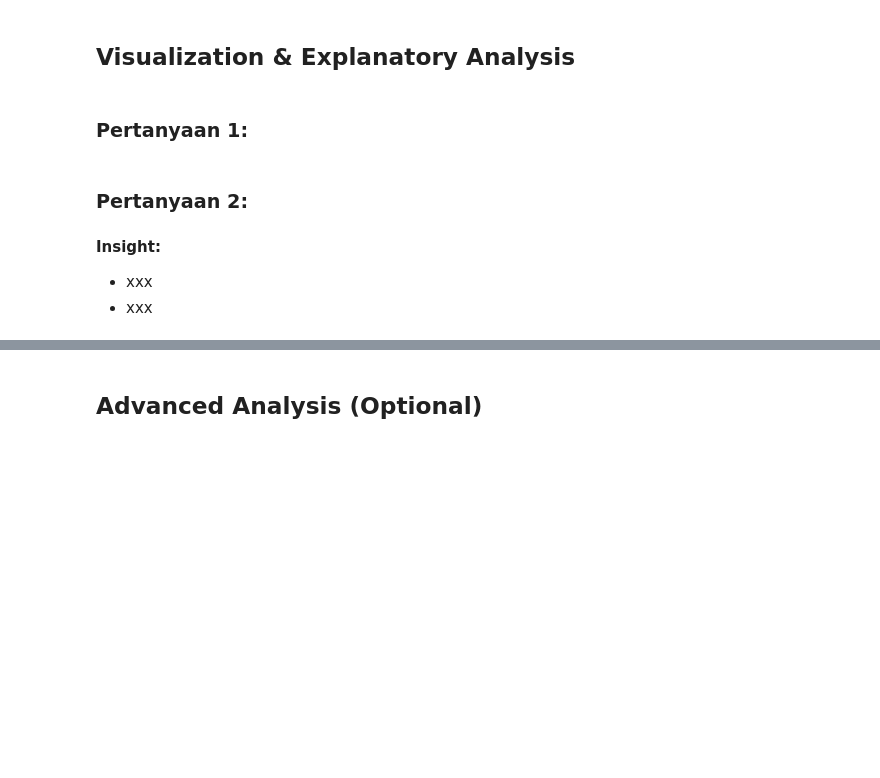
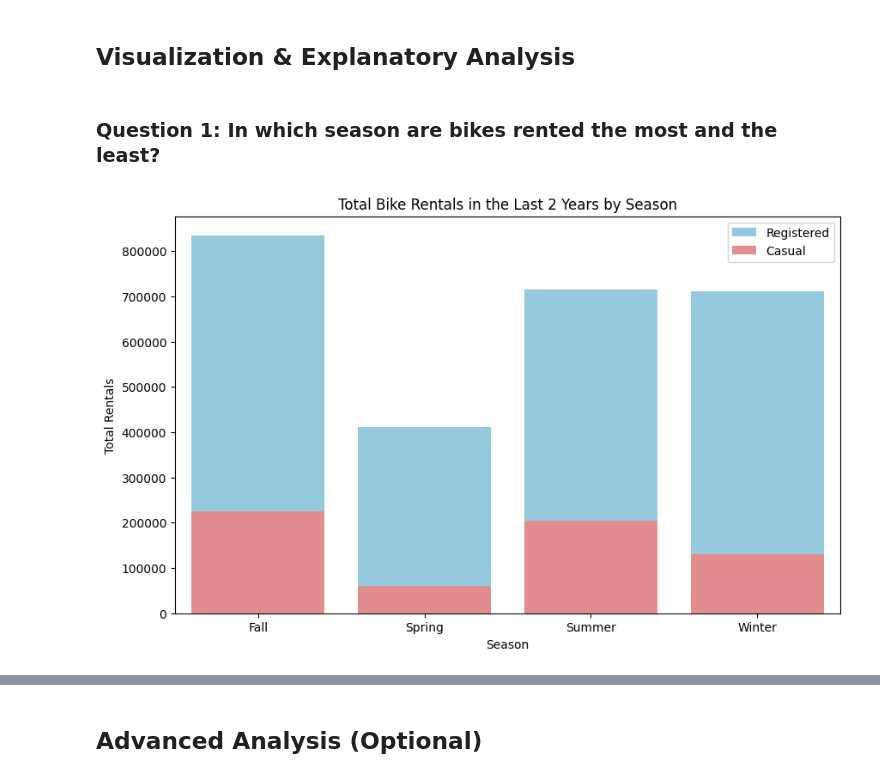
Before and after one commit to ridwaanhall/dicoding-bike-sharing-analysis, a Jupyter notebook: notebook.ipynb, the cells around one changed output, grey strips where cells are left out. Drawn from its saved outputs; the diff is of its cells as text; code cells hidden in the pictures; blank space fills up the shorter version.

```diff
--- a/notebook.ipynb
+++ b/notebook.ipynb
@@ -311,0 +353,10 @@ Several columns were removed as they are not required for the analysis of the de
+# %%
+data_day.rename(columns={
+    'dteday': 'date',
+    'yr': 'year',
+    'mnth': 'month',
+    'weathersit': 'weather',
+    'cnt': 'total'
+}, inplace=True)
+
+data_day.head()
@@ -311,0 +455,10 @@ Several columns were removed as they are not required for the analysis of the de
+# %%
+# Convert 'date' column to datetime
+data_day["date"] = pd.to_datetime(data_day["date"])
+
+# Convert specified columns to 'category' data type
+category_columns = ['season', 'year', 'month', 'holiday', 'workingday', 'weather']
+data_day[category_columns] = data_day[category_columns].astype('category')
+
+# Display the updated DataFrame info
+data_day.info()
@@ -320,10 +1069,29 @@ Several columns were removed as they are not required for the analysis of the de
 # %% [markdown]
 ## Visualization & Explanatory Analysis
-# %% [markdown]
-### Pertanyaan 1:
-# %% [markdown]
-### Pertanyaan 2:
-# %% [markdown]
-**Insight:**
-- xxx
-- xxx
+# %% [markdown]
+### Question 1: In which season are bikes rented the most and the least?
+# %%
+seasonal_totals = data_day.groupby('season')[['registered', 'casual']].sum().reset_index()
+
+plt.figure(figsize=(10, 6))
+sns.barplot(
+    data=seasonal_totals,
+    x='season',
+    y='registered',
+    label='Registered',
+    color='skyblue'
+)
+sns.barplot(
+    data=seasonal_totals,
+    x='season',
+    y='casual',
+    label='Casual',
+    color='lightcoral'
+)
+plt.title('Total Bike Rentals in the Last 2 Years by Season')
+plt.xlabel('Season')
+plt.ylabel('Total Rentals')
+plt.legend()
+plt.show()
+# %% [output]
+[figure, added]
```
Also changed, not shown: parts of 85 cells of this notebook.
